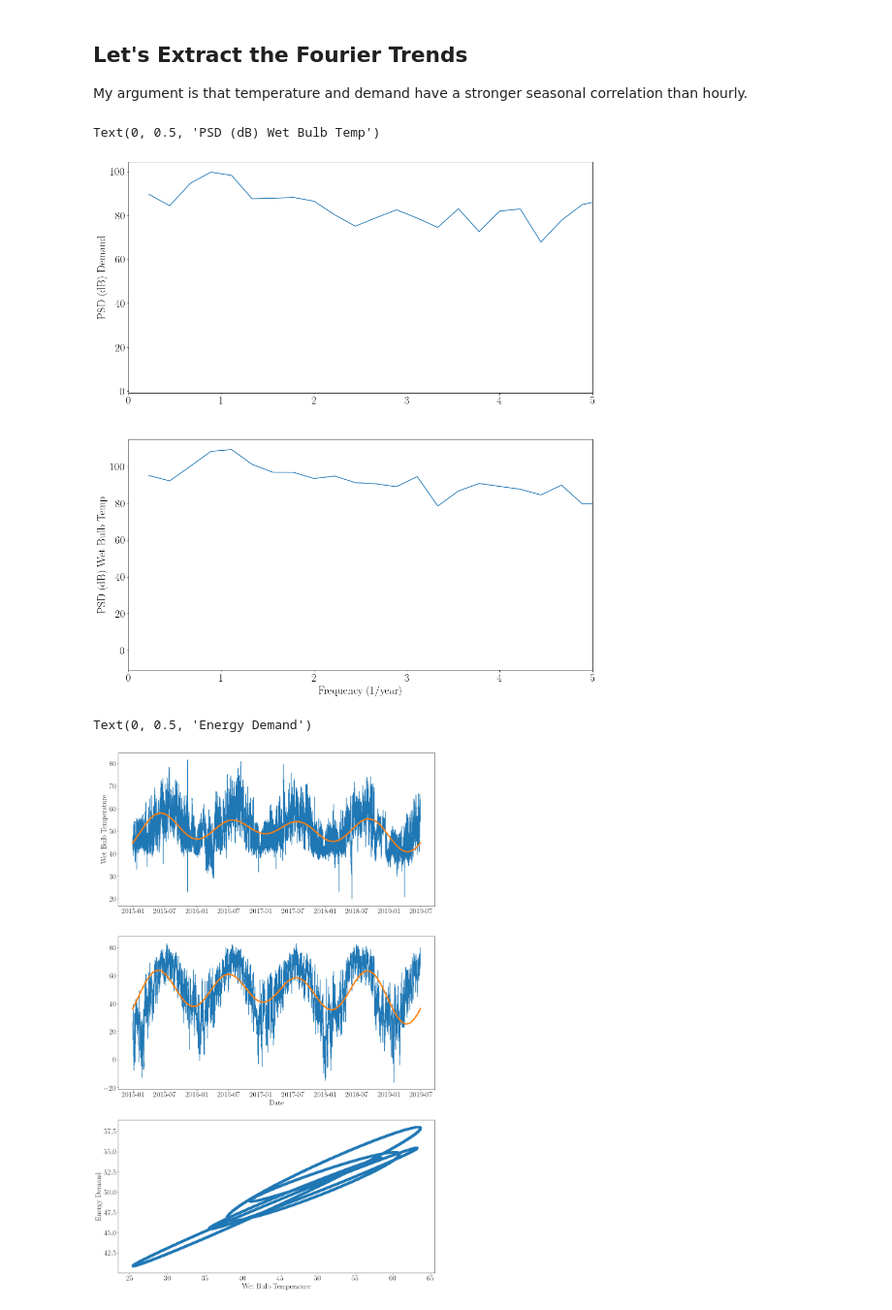
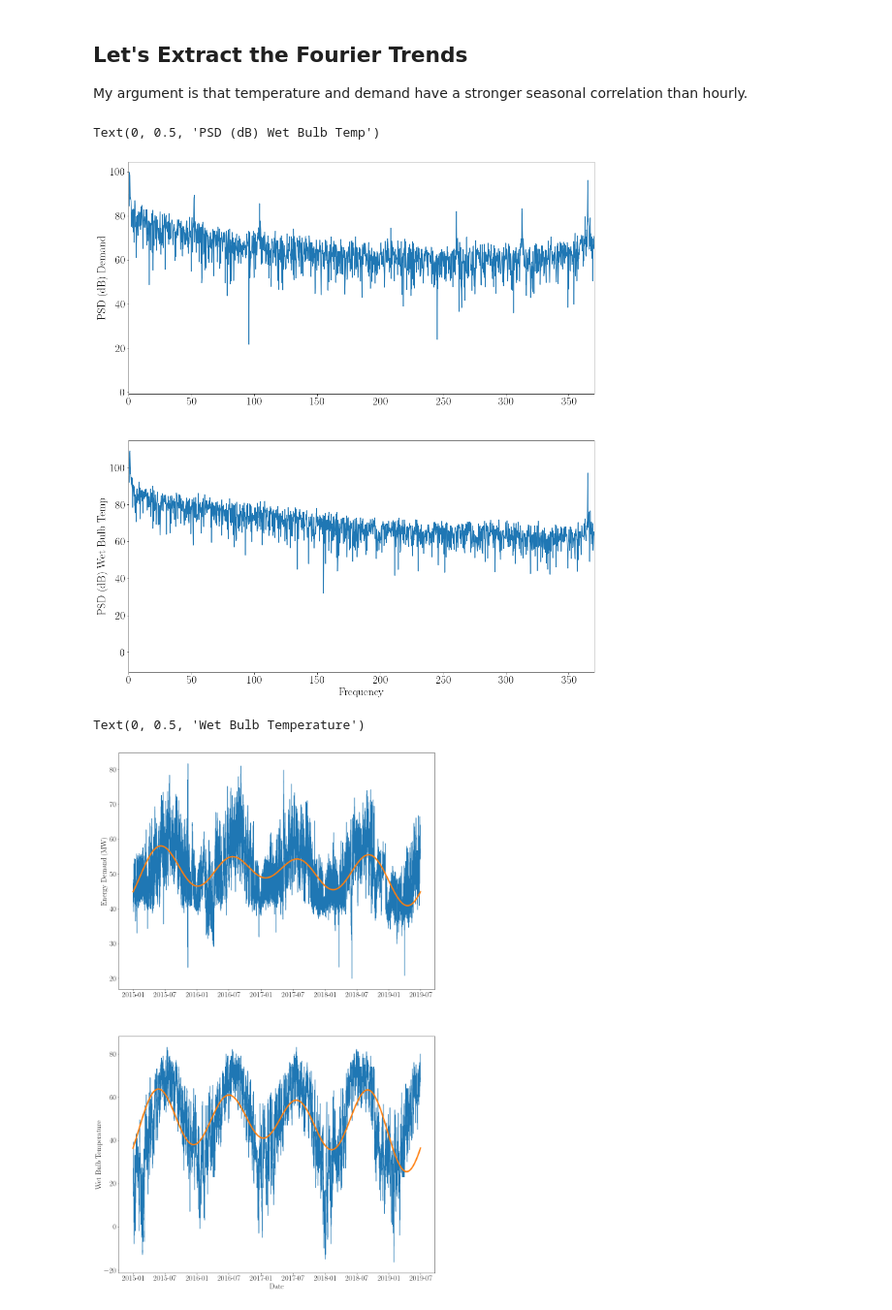
Before and after one commit to samgdotson/CAIRO, a Jupyter notebook: demand_weather_relationship.ipynb, the cells around one changed output. Shown at 97% size. Drawn from its saved outputs; the diff is of its cells as text; code cells hidden in the pictures.

```diff
--- a/demand_weather_relationship.ipynb
+++ b/demand_weather_relationship.ipynb
@@ -248,40 +248,40 @@ j = wettemp_freq > 0
 
 fig, ax = plt.subplots(2, figsize=(16, 18))
 ax[0].plot(demand_freq[i], 10 * np.log10(demand_psd[i]))
-ax[0].set_xlim(0, 5)
+ax[0].set_xlim(0, 370)
 ax[0].set_ylabel('PSD (dB) Demand')
 
 ax[1].plot(wettemp_freq[i], 10 * np.log10(wettemp_psd[i]))
-ax[1].set_xlim(0, 5)
-ax[1].set_xlabel('Frequency (1/year)')
+ax[1].set_xlim(0, 370)
+ax[1].set_xlabel('Frequency')
 ax[1].set_ylabel('PSD (dB) Wet Bulb Temp')
 # %% [output]
 Text(0, 0.5, 'PSD (dB) Wet Bulb Temp')
-[figure, old version]
+[figure, new version]
 # %%
 demand_fft_fund = demand_fft.copy()
 demand_fft_fund[np.abs(demand_freq)>1.1] = 0
 wettemp_fft_fund = wettemp_fft.copy()
 wettemp_fft_fund[np.abs(wettemp_freq)>1.1] = 0
 
 demand_yearly = np.real(sft.ifft(demand_fft_fund))
 wettemp_yearly = np.real(sft.ifft(wettemp_fft_fund))
 
-fig, ax = plt.subplots(3, figsize=(16, 27))
+fig, ax = plt.subplots(2, figsize=(16, 27))
 ax[0].plot(combined_df.index, combined_df.mw)
 ax[0].plot(combined_df.index, demand_yearly, '-',lw=4)
 ax[1].set_xlabel('Date')
 ax[0].set_ylabel('Energy Demand (MW)')
 ax[1].plot(combined_df.index, combined_df.wettemp)
 ax[1].plot(combined_df.index, wettemp_yearly, '-',lw=4)
 ax[1].set_xlabel('Date')
-ax[0].set_ylabel('Wet Bulb Temperature')
-ax[2].scatter(wettemp_yearly, demand_yearly)
-ax[2].set_xlabel('Wet Bulb Temperature')
-ax[2].set_ylabel('Energy Demand')
+ax[1].set_ylabel('Wet Bulb Temperature')
+# ax[2].scatter(wettemp_yearly, demand_yearly)
+# ax[2].set_xlabel('Wet Bulb Temperature')
+# ax[2].set_ylabel('Energy Demand')
 # %% [output]
-Text(0, 0.5, 'Energy Demand')
+Text(0, 0.5, 'Wet Bulb Temperature')
-[figure, old version]
+[figure, new version]
 # %%
 demand_yearly
 # %% [output]
```
Also changed, not shown: parts of 11 cells of this notebook.
